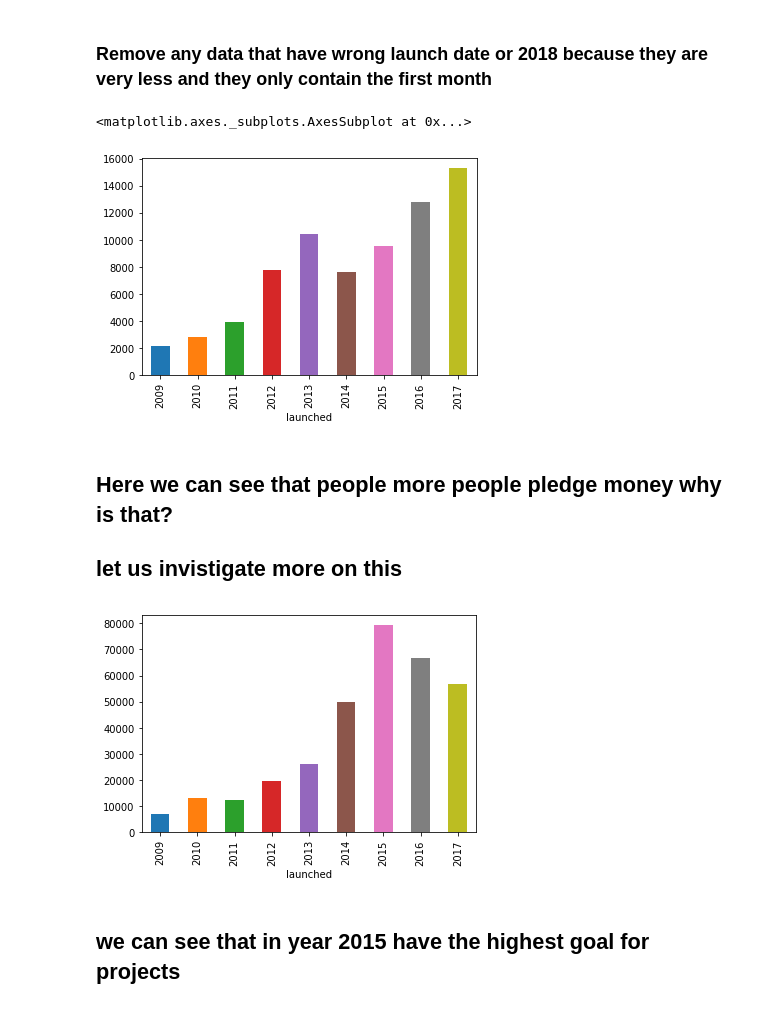
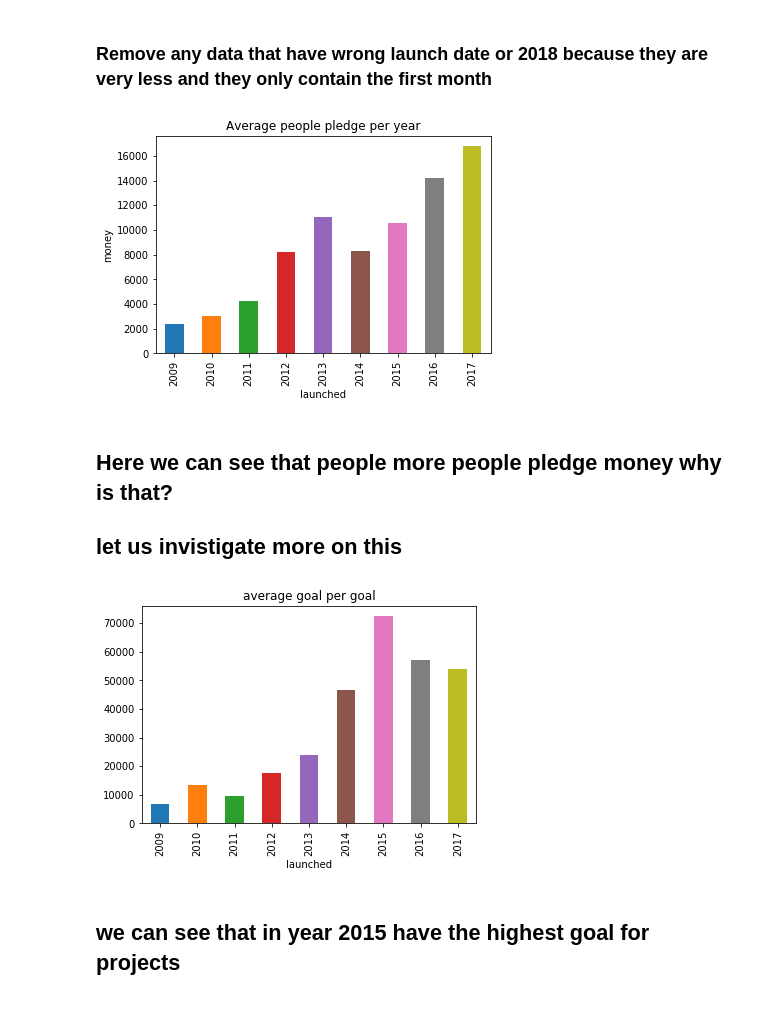
Before and after one commit to ZeadAlkhonein/Kickstarter, a Jupyter notebook: Kickstarter.ipynb, the cells around one changed output. Saved outputs shown, nothing was run; the diff lists cells and outputs as text; code cells hidden in the pictures.

```diff
--- a/Kickstarter.ipynb
+++ b/Kickstarter.ipynb
@@ -130,0 +133,3 @@ df.groupby(by='country').count()['ID'].plot(kind='barh')
+# %%
+#change any Non US project to other
+df.loc[df.country != 'US', 'country'] = 'Others'
@@ -393,7 +414,11 @@ df.launched.dt.year.value_counts().sort_index().plot(kind='bar');
 # %% [markdown]
 ### we have 4 state with project i will consider anything other than successful a failure will drop (live) as they have not done with their projects and will consider canceled as a failure
 # %%
-df.drop(index=df.query("state =='live'").index,inplace=True)
+#df.drop(index=df.query("state =='live' or state = 'canceled' or  state == 'suspended' ").index,inplace=True)
+# %%
+#df.query("state =='live' | state = 'canceled' |  state == 'suspended' ").index
+
+df.drop(index=df[df.state.isin(['live', 'canceled', 'suspended'])].index,inplace=True)
 # %%
 df.query("state =='live'").index
 # %% [output]
@@ -423,17 +448,19 @@ df.drop(df.loc[df.launched.dt.year == 2018].index,inplace=True)
 # %% [markdown]
 ### Remove any data that have wrong launch date or 2018 because they are very less and they only contain the first month
 # %%
-df.groupby(df.launched.dt.year).mean()['pledged'].plot('bar')
+plt.title('Average people pledge per year')
+plt.ylabel('money')
+df.groupby(df.launched.dt.year).mean()['pledged'].plot('bar');
 # %% [output]
-<matplotlib.axes._subplots.AxesSubplot at 0x...>
-[figure, old version]
+[figure, new version]
 # %% [markdown]
 ## Here we can see that people more people pledge money why is that?
 ## let us invistigate more on this
 # %%
+plt.title('average goal per goal')
 df.groupby(df.launched.dt.year).mean()['goal'].plot('bar');
 # %% [output]
-[figure, old version]
+[figure, new version]
 # %% [markdown]
 ## we can see that in year 2015 have the highest goal for projects
 # %% [markdown]
```
Also changed, not shown: parts of 92 cells of this notebook.
